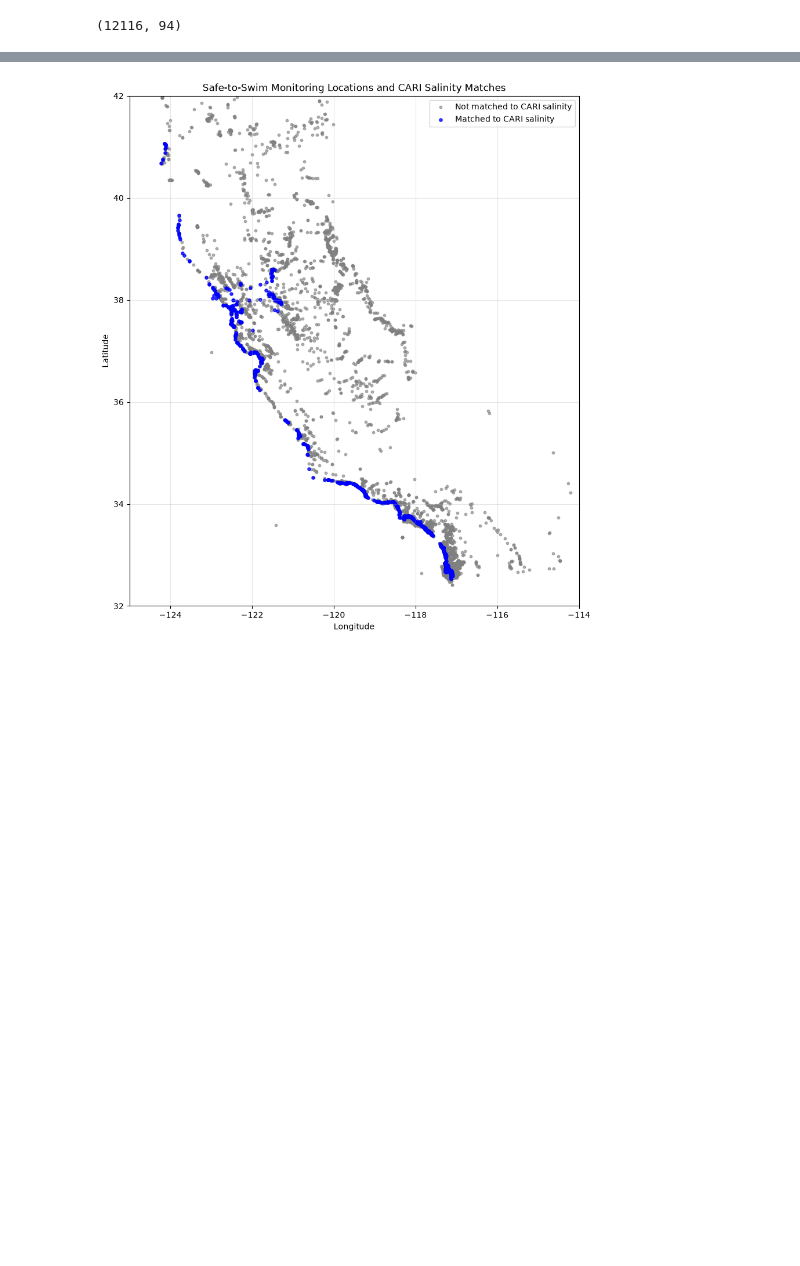
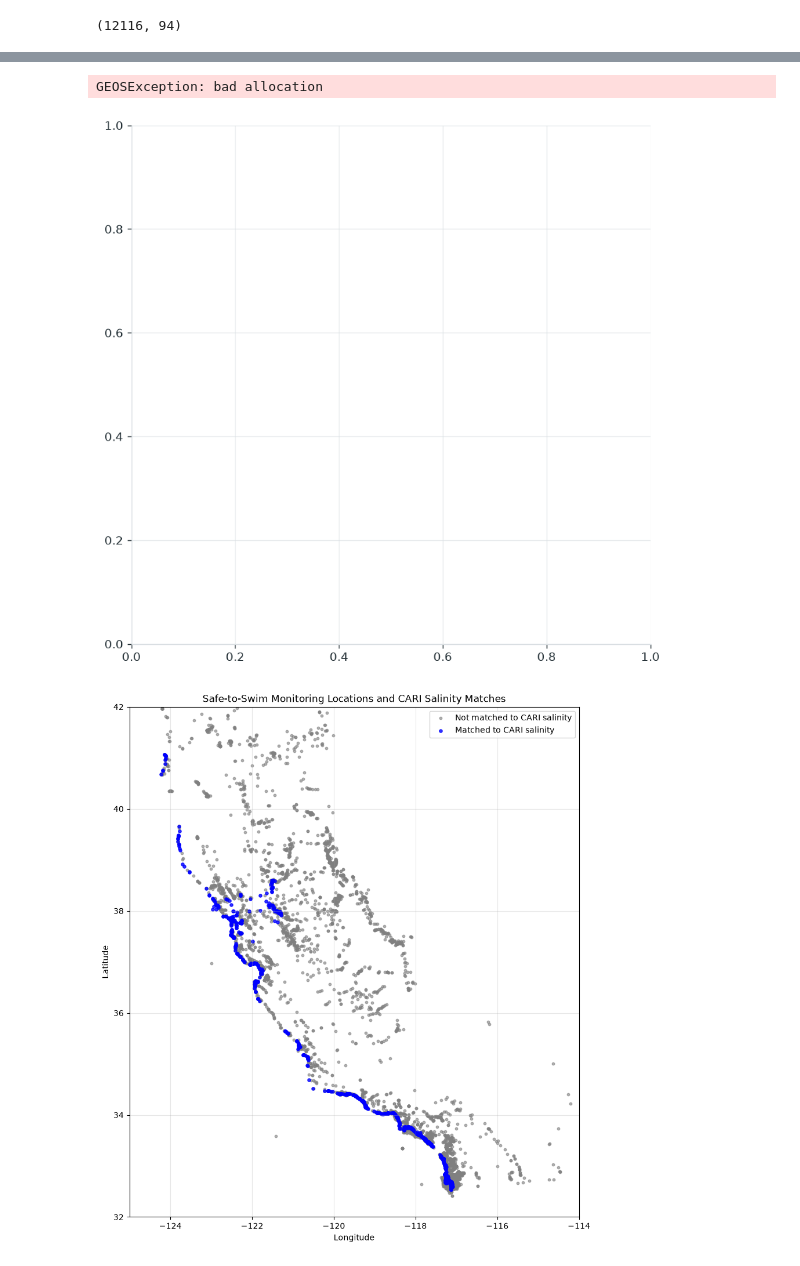
Before and after one commit to shordyk/safetoswim-waterbodies, a Jupyter notebook: src/01_explore_raw.ipynb, the cells around one changed output, grey strips where cells are left out. Saved outputs shown, nothing was run; the diff lists cells and outputs as text; code cells hidden in the pictures; blank space fills up the shorter version.

```diff
--- a/src/01_explore_raw.ipynb
+++ b/src/01_explore_raw.ipynb
@@ -530,6 +605,15 @@ SyntaxError: incomplete input (187129652.py, line 14)
 # %%
 # Compute spatial joins, preserving all point-polygon matches rather than assume one-to-one
+cari_join = cari_sal[
+    [
+        "CARI_id",
+        "major_class",
+        "clicklabel",
+        "leglabellevel1",
+        "salinity_modifier",
+        "geometry",
+    ]
+].copy()
 
-# Join function
-
-# Joins
+print("CARI polygons in analysis:", len(cari_join))
+print("Unique CARI IDs:", cari_join["CARI_id"].nunique())
@@ -1016,3 +972,52 @@ S2S monitoring locations matched to CARI salinity polygons: 1253 / 6648
+# %%
+fig, ax = plt.subplots(figsize=(8, 10))
+
+cari_map.plot(
+    ax=ax,
+    color="whitesmoke",
+    edgecolor="lightgray",
+    linewidth=0.15
+)
+
+ceden_map.plot(
+    ax=ax,
+    color="tab:blue",
+    markersize=7,
+    alpha=0.65,
+    label="CEDEN"
+)
+
+nwis_map.plot(
+    ax=ax,
+    color="tab:orange",
+    markersize=7,
+    alpha=0.65,
+    label="NWIS"
+)
+
+ax.set_title(
+    "Salinity-Related Monitoring Locations and CARI Waterbodies",
+    pad=15
+)
+
+ax.legend(
+    loc="lower left",
+    frameon=True
+)
+
+ax.set_axis_off()
+
+plt.tight_layout()
+
+plt.savefig(
+    FIGURE_DIR / "04_monitoring_locations.png",
+    bbox_inches="tight"
+)
+
+plt.show()
+# %% [output]
+GEOSException: bad allocation
+[figure, added]
 # %%
 # Quick map of Safe-to-Swim monitoring locations matched to CARI salinity polygons
 
```
Also changed, not shown: parts of 53 cells of this notebook, 40 other files.
